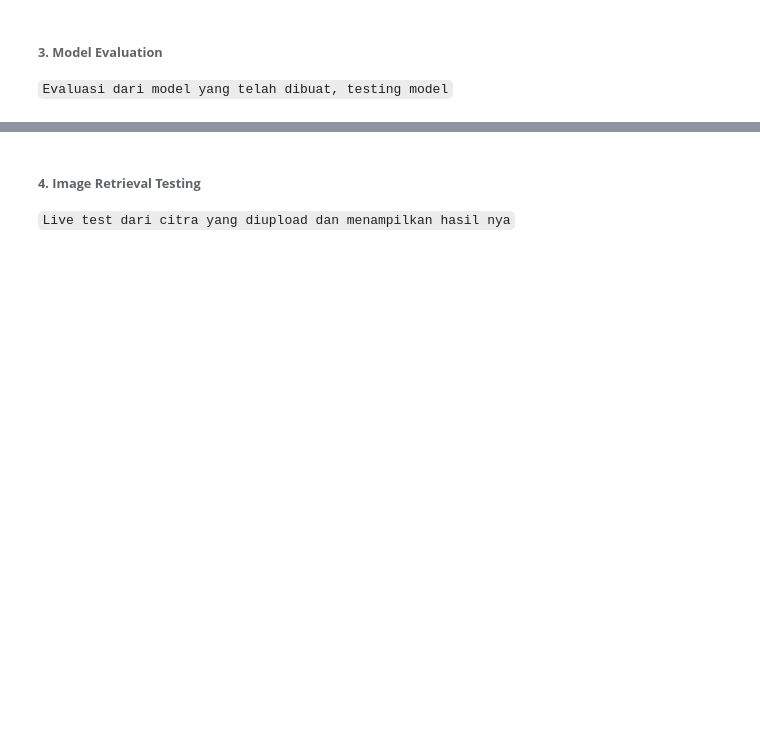
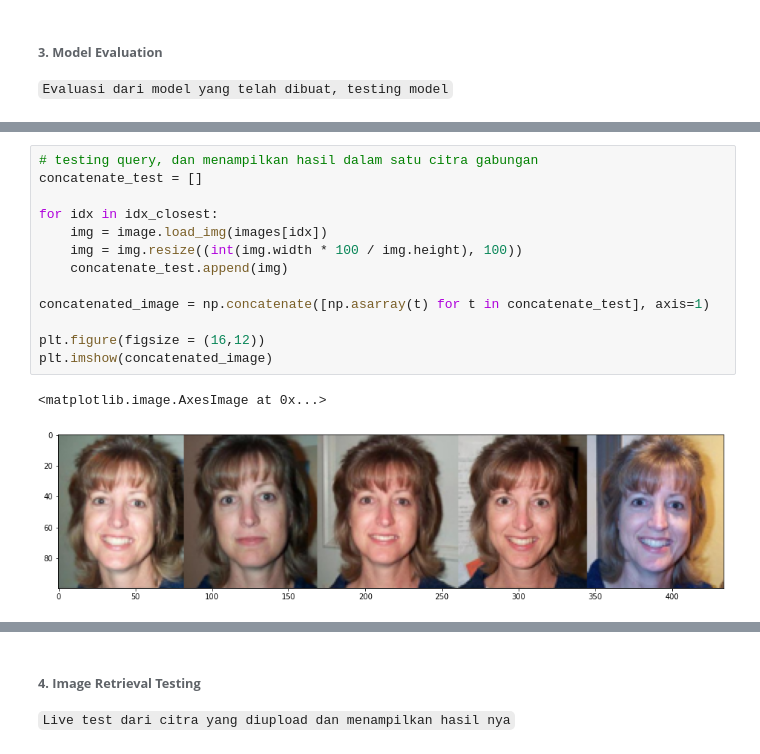
Before and after one commit to rasvanjaya21/animals-image-retrieval, a Jupyter notebook: code.ipynb, the cells around one changed output, grey strips where cells are left out. Cells and saved outputs as stored; diff of their text form; blank space fills up the shorter version.

```diff
--- a/code.ipynb
+++ b/code.ipynb
@@ -202,0 +259,16 @@ print("selesai meng-ekstrak feature untuk %d citra" % len(images))
+# %%
+# testing query, dan menampilkan hasil dalam satu citra gabungan
+concatenate_test = []
+
+for idx in idx_closest:
+    img = image.load_img(images[idx])
+    img = img.resize((int(img.width * 100 / img.height), 100))
+    concatenate_test.append(img)
+
+concatenated_image = np.concatenate([np.asarray(t) for t in concatenate_test], axis=1)
+
+plt.figure(figsize = (16,12))
+plt.imshow(concatenated_image)
+# %% [output]
+<matplotlib.image.AxesImage at 0x...>
+[figure, added]
```
Also changed, not shown: parts of 22 cells of this notebook.
